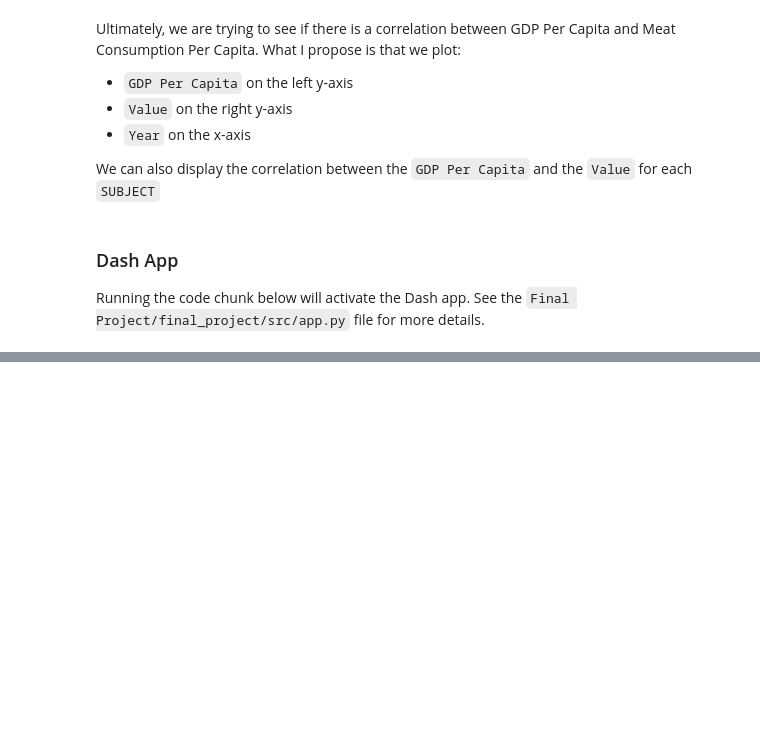
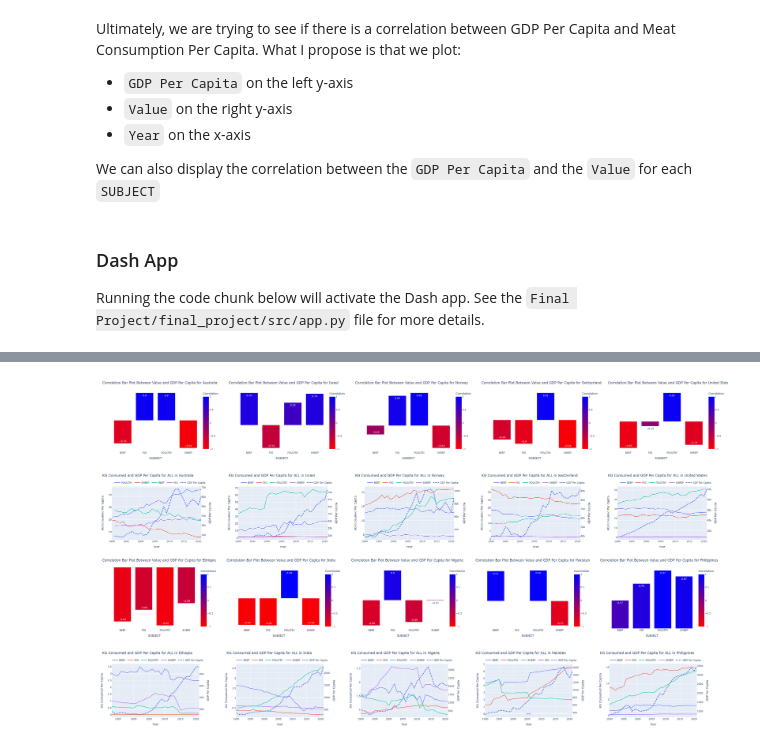
Before and after one commit to peterphung2043/CUNY_DATA_608, a Jupyter notebook: Final Project/Meat Consumption Exploration.ipynb, the cells around one changed output, grey strips where cells are left out. Drawn from its saved outputs; the diff is of its cells as text; code cells hidden in the pictures; blank space fills up the shorter version.

Commit message:
Made changes to final project notebook

```diff
--- a/Final Project/Meat Consumption Exploration.ipynb
+++ b/Final Project/Meat Consumption Exploration.ipynb
@@ -135,0 +141,6 @@ Dash is running on http://127.0.0.1:8000/
+# %%
+%matplotlib inline
+from IPython.display import Image
+Image('https://raw.githubusercontent.com/peterphung2043/CUNY_DATA_608/master/Final%20Project/images/BigBoy.jpg')
+# %% [output]
+[figure, added]
```
Also changed, not shown: parts of 6 cells of this notebook, 5 other files.
